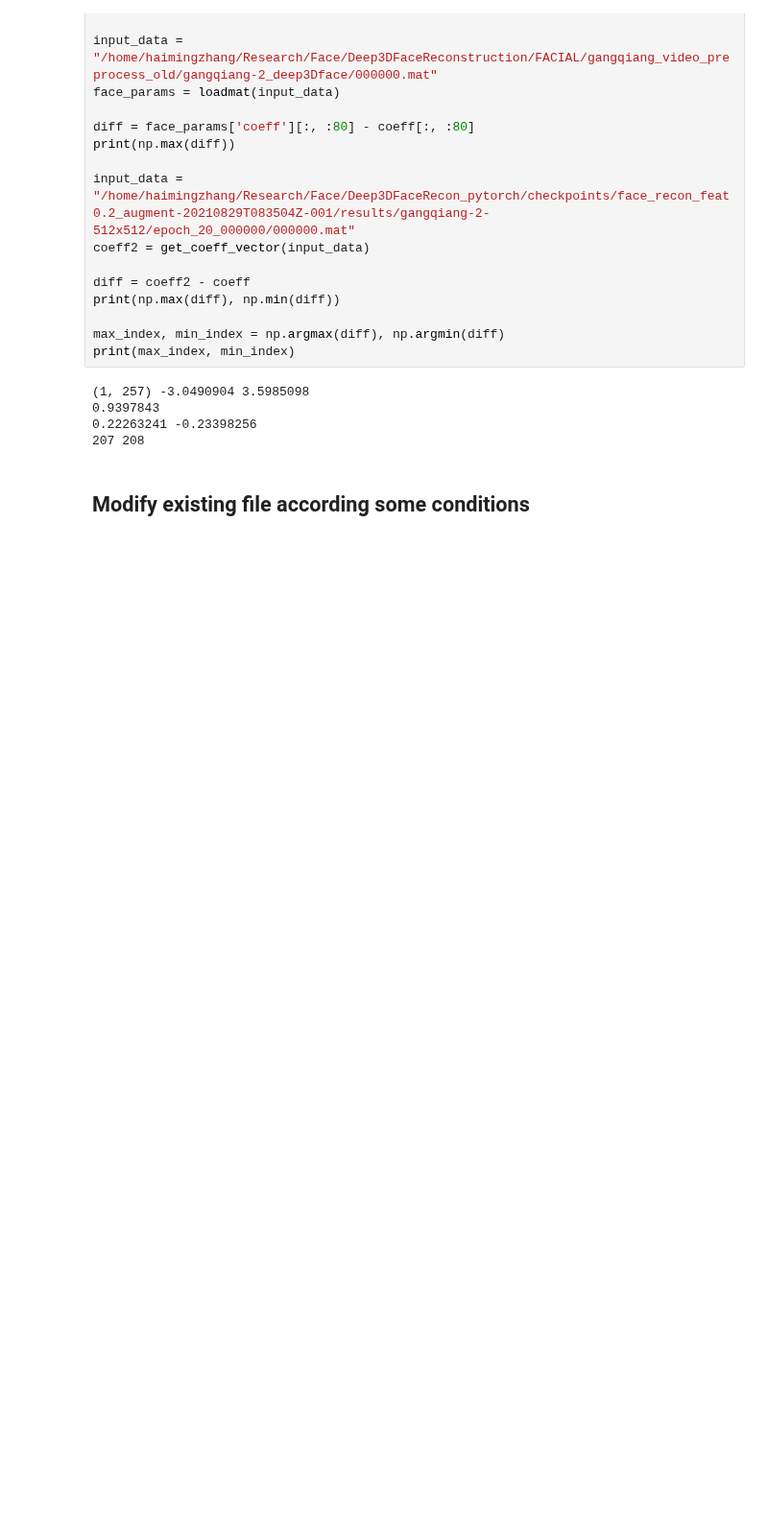
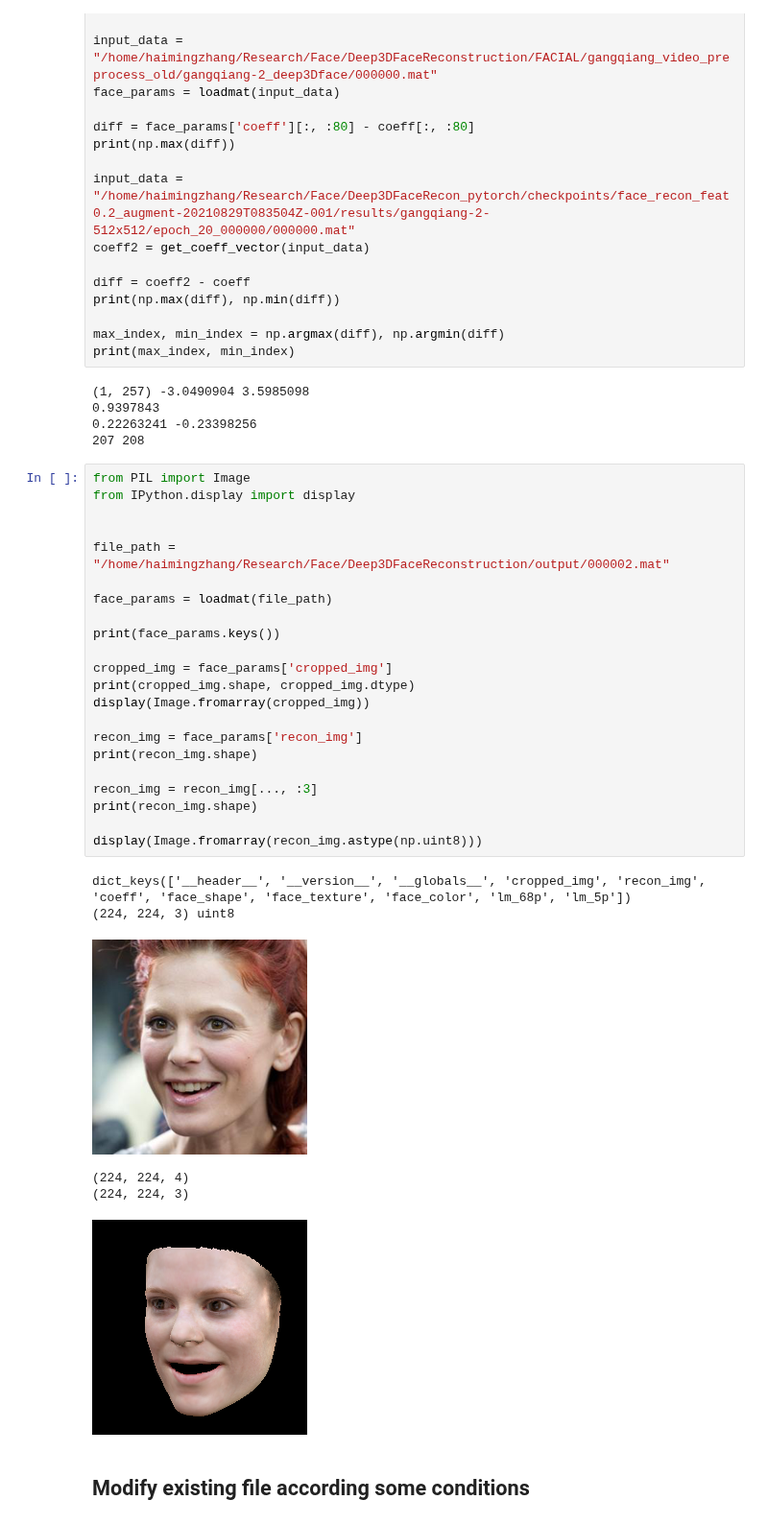
Before and after one commit to zhanghm1995/programming-learning-examples, a Jupyter notebook: Python_learning/filesystem_utils/file_io_utils.ipynb, the cells around one changed output. Shown at 96% size. Drawn from its saved outputs; the diff is of its cells as text; blank space fills up the shorter version.

```diff
--- a/Python_learning/filesystem_utils/file_io_utils.ipynb
+++ b/Python_learning/filesystem_utils/file_io_utils.ipynb
@@ -188,6 +188,35 @@ print(max_index, min_index)
 0.9397843
 0.22263241 -0.23398256
 207 208
+# %%
+from PIL import Image
+from IPython.display import display
+
+
+file_path = "/home/haimingzhang/Research/Face/Deep3DFaceReconstruction/output/000002.mat"
+
+face_params = loadmat(file_path)
+
+print(face_params.keys())
+
+cropped_img = face_params['cropped_img']
+print(cropped_img.shape, cropped_img.dtype)
+display(Image.fromarray(cropped_img))
+
+recon_img = face_params['recon_img']
+print(recon_img.shape)
+
+recon_img = recon_img[..., :3]
+print(recon_img.shape)
+
+display(Image.fromarray(recon_img.astype(np.uint8)))
+# %% [output]
+dict_keys(['__header__', '__version__', '__globals__', 'cropped_img', 'recon_img', 'coeff', 'face_shape', 'face_texture', 'face_color', 'lm_68p', 'lm_5p'])
+(224, 224, 3) uint8
+[figure, added]
+(224, 224, 4)
+(224, 224, 3)
+[figure, added]
 # %% [markdown]
 ## Modify existing file according some conditions
 # %%
```
Also changed, not shown: 5 other files.
